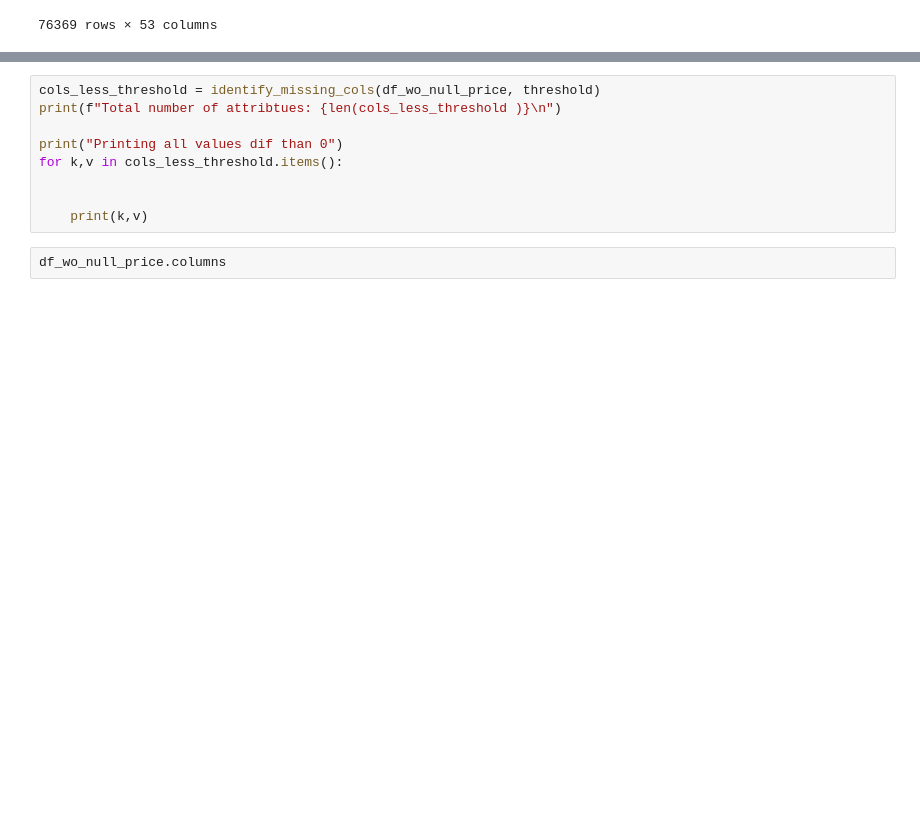
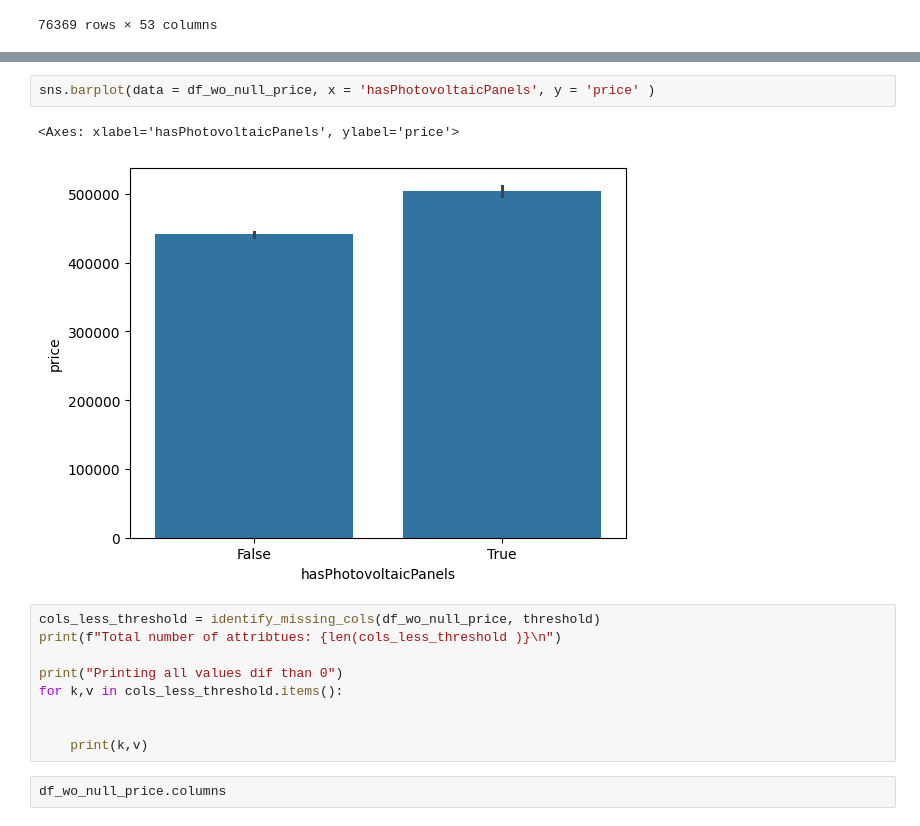
Before and after one commit to hermstefanny/immo-eliza-analysis, a Jupyter notebook: cleaning_notebook.ipynb, the cells around one changed output, grey strips where cells are left out. Saved outputs shown, nothing was run; the diff lists cells and outputs as text; blank space fills up the shorter version.

```diff
--- a/cleaning_notebook.ipynb
+++ b/cleaning_notebook.ipynb
@@ -131,3 +168,8 @@ df_wo_null_price
+# %%
+sns.barplot(data = df_wo_null_price, x = 'hasPhotovoltaicPanels', y = 'price' )
+# %% [output]
+<Axes: xlabel='hasPhotovoltaicPanels', ylabel='price'>
+[figure, added]
 # %%
 cols_less_threshold = identify_missing_cols(df_wo_null_price, threshold)
 print(f"Total number of attribtues: {len(cols_less_threshold )}\n")
```
Also changed, not shown: parts of 13 cells of this notebook, 4 other files.
